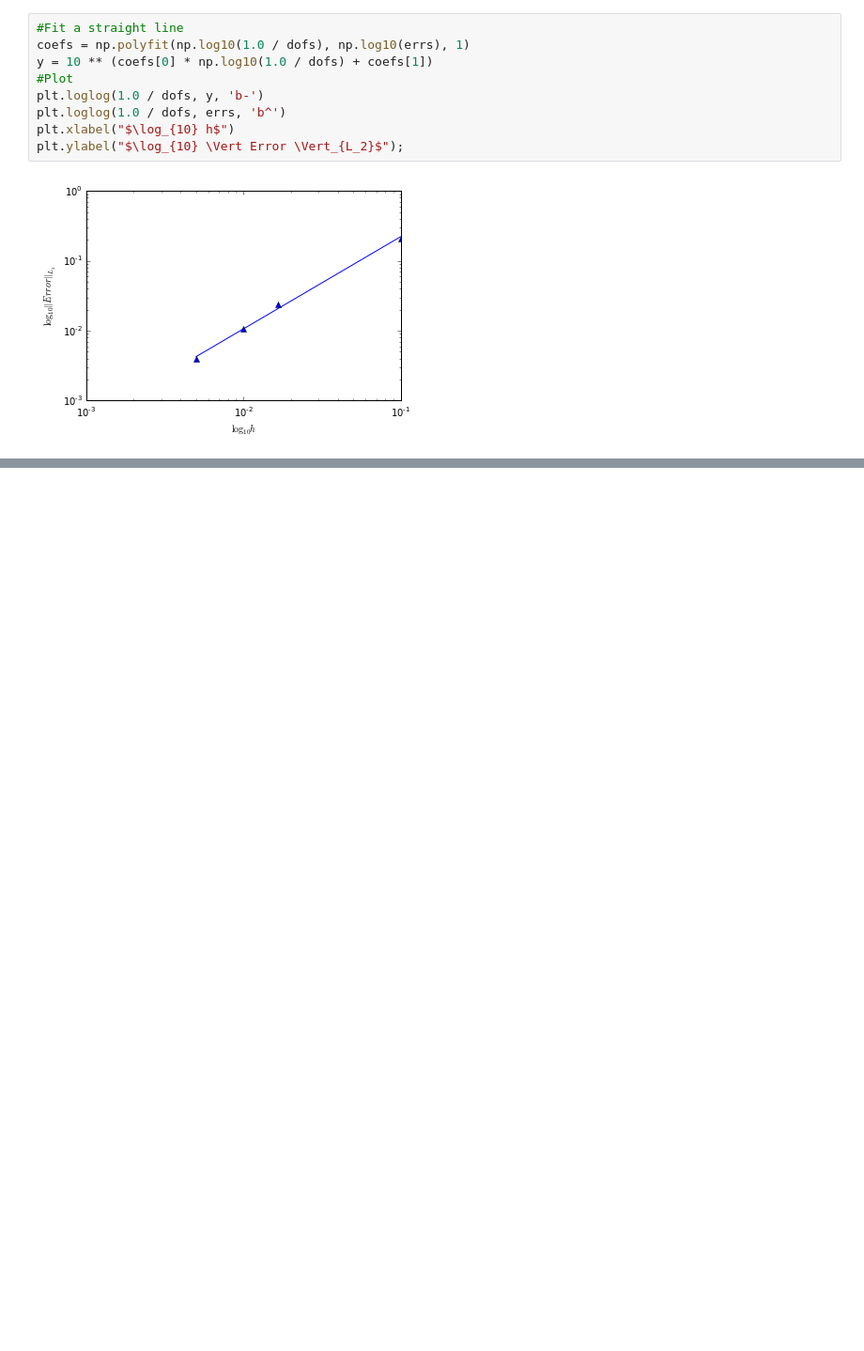
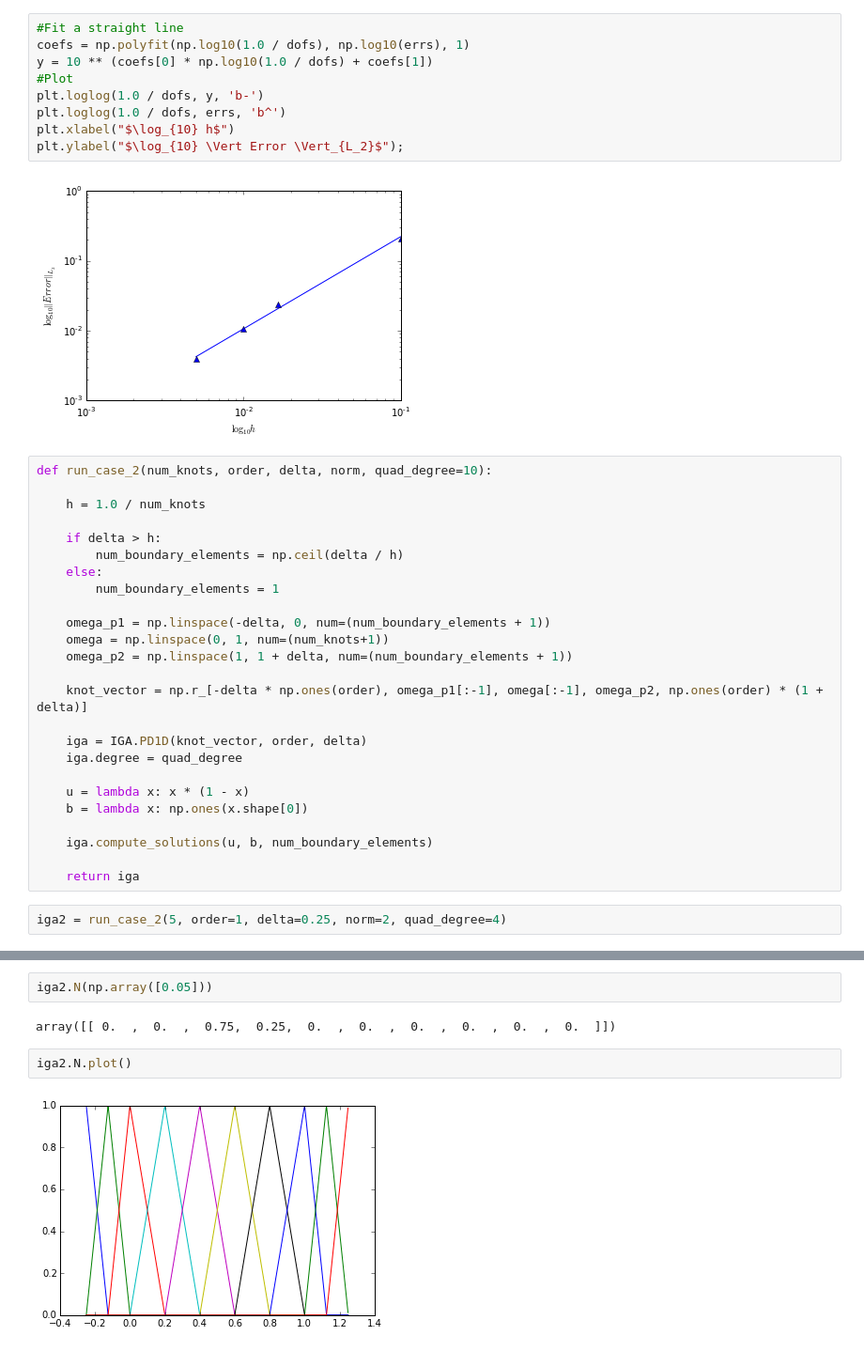
Before and after one commit to johntfoster/IGA, a Jupyter notebook: IGA_PD_example.ipynb, the cells around one changed output, grey strips where cells are left out. Shown: that part at 94% size. Saved outputs shown, nothing was run; the diff lists cells and outputs as text; blank space fills up the shorter version.

```diff
--- a/IGA_PD_example.ipynb
+++ b/IGA_PD_example.ipynb
@@ -44,3 +62,30 @@ plt.xlabel("$\log_{10} h$")
 plt.ylabel("$\log_{10} \Vert Error \Vert_{L_2}$");
 # %% [output]
 [figure]
+# %%
+def run_case_2(num_knots, order, delta, norm, quad_degree=10):
+
+    h = 1.0 / num_knots
+
+    if delta > h:
+        num_boundary_elements = np.ceil(delta / h)
+    else:
+        num_boundary_elements = 1
+
+    omega_p1 = np.linspace(-delta, 0, num=(num_boundary_elements + 1))
+    omega = np.linspace(0, 1, num=(num_knots+1))
+    omega_p2 = np.linspace(1, 1 + delta, num=(num_boundary_elements + 1))
+
+    knot_vector = np.r_[-delta * np.ones(order), omega_p1[:-1], omega[:-1], omega_p2, np.ones(order) * (1 + delta)]
+
+    iga = IGA.PD1D(knot_vector, order, delta)
+    iga.degree = quad_degree
+
+    u = lambda x: x * (1 - x)
+    b = lambda x: np.ones(x.shape[0])
+
+    iga.compute_solutions(u, b, num_boundary_elements)
+
+    return iga
+# %%
+iga2 = run_case_2(5, order=1, delta=0.25, norm=2, quad_degree=4)
@@ -46,0 +110,8 @@ plt.ylabel("$\log_{10} \Vert Error \Vert_{L_2}$");
+# %%
+iga2.N(np.array([0.05]))
+# %% [output]
+array([[ 0.  ,  0.  ,  0.75,  0.25,  0.  ,  0.  ,  0.  ,  0.  ,  0.  ,  0.  ]])
+# %%
+iga2.N.plot()
+# %% [output]
+[figure, added]
```
Also changed, not shown: parts of 4 cells of this notebook, 1 other file.
